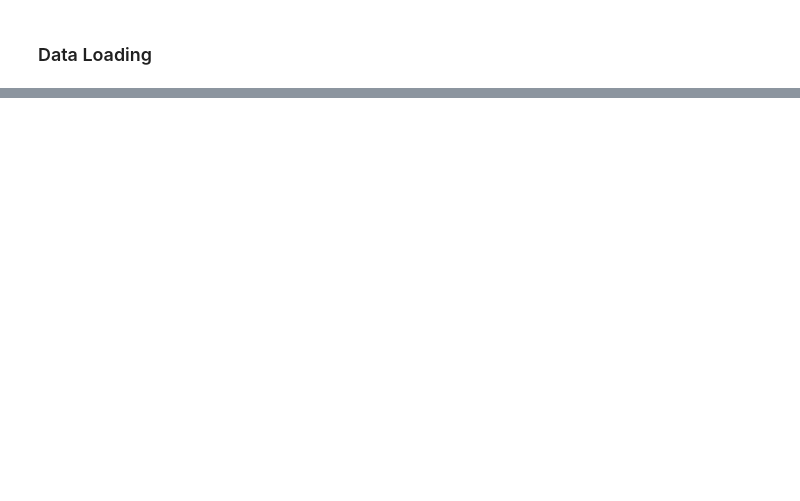
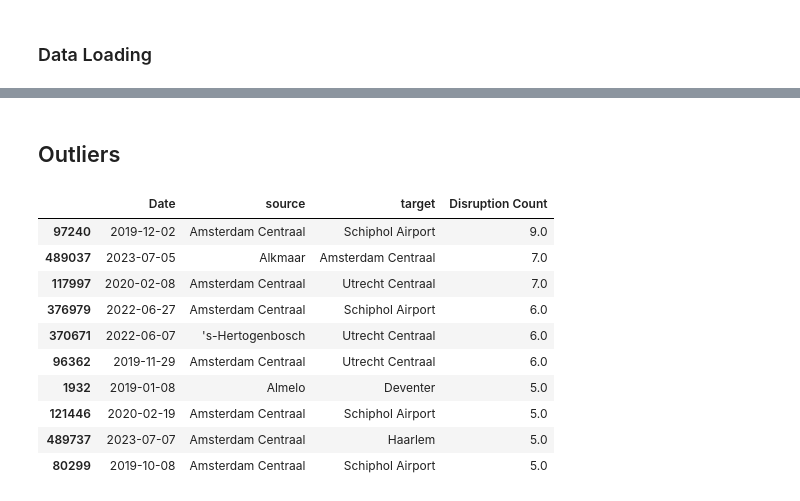
Before and after one commit to Brebber/Thesis, a Jupyter notebook: MSc-Thesis-Brent/NS-Disruptions-2025/exploratory-data-analysis/Exploratory Data Analysis.ipynb, the cells around one changed output, grey strips where cells are left out. Saved outputs shown, nothing was run; the diff lists cells and outputs as text; code cells hidden in the pictures; blank space fills up the shorter version.

```diff
--- a/MSc-Thesis-Brent/NS-Disruptions-2025/exploratory-data-analysis/Exploratory Data Analysis.ipynb
+++ b/MSc-Thesis-Brent/NS-Disruptions-2025/exploratory-data-analysis/Exploratory Data Analysis.ipynb
@@ -77,0 +100,17 @@ plt.show()
+# %% [markdown]
+## Outliers
+# %%
+top_10_disruptions = disruptions_df.sort_values(by='Disruption Count', ascending=False)[['Date','source', 'target', 'Disruption Count']].head(10)
+top_10_disruptions
+# %% [output]
+|  | Date | source | target | Disruption Count |
+| 97240 | 2019-12-02 | Amsterdam Centraal | Schiphol Airport | 9.0 |
+| 489037 | 2023-07-05 | Alkmaar | Amsterdam Centraal | 7.0 |
+| 117997 | 2020-02-08 | Amsterdam Centraal | Utrecht Centraal | 7.0 |
+| 376979 | 2022-06-27 | Amsterdam Centraal | Schiphol Airport | 6.0 |
+| 370671 | 2022-06-07 | 's-Hertogenbosch | Utrecht Centraal | 6.0 |
+| 96362 | 2019-11-29 | Amsterdam Centraal | Utrecht Centraal | 6.0 |
+| 1932 | 2019-01-08 | Almelo | Deventer | 5.0 |
+| 121446 | 2020-02-19 | Amsterdam Centraal | Schiphol Airport | 5.0 |
+| 489737 | 2023-07-07 | Amsterdam Centraal | Haarlem | 5.0 |
+| 80299 | 2019-10-08 | Amsterdam Centraal | Schiphol Airport | 5.0 |
```
Also changed, not shown: parts of 15 cells of this notebook, 2 other files.
